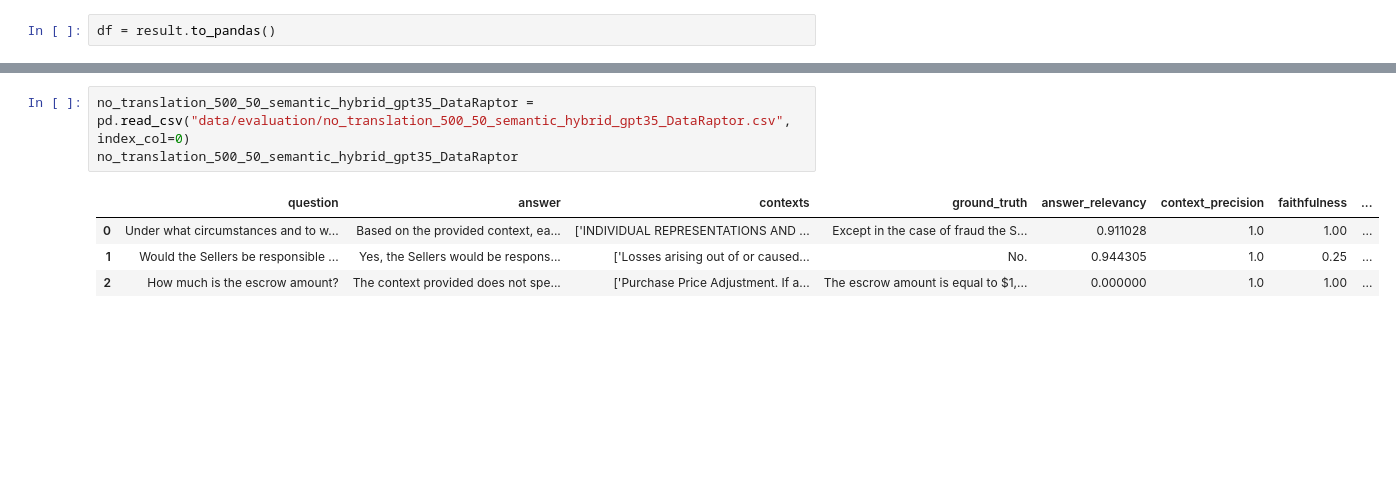
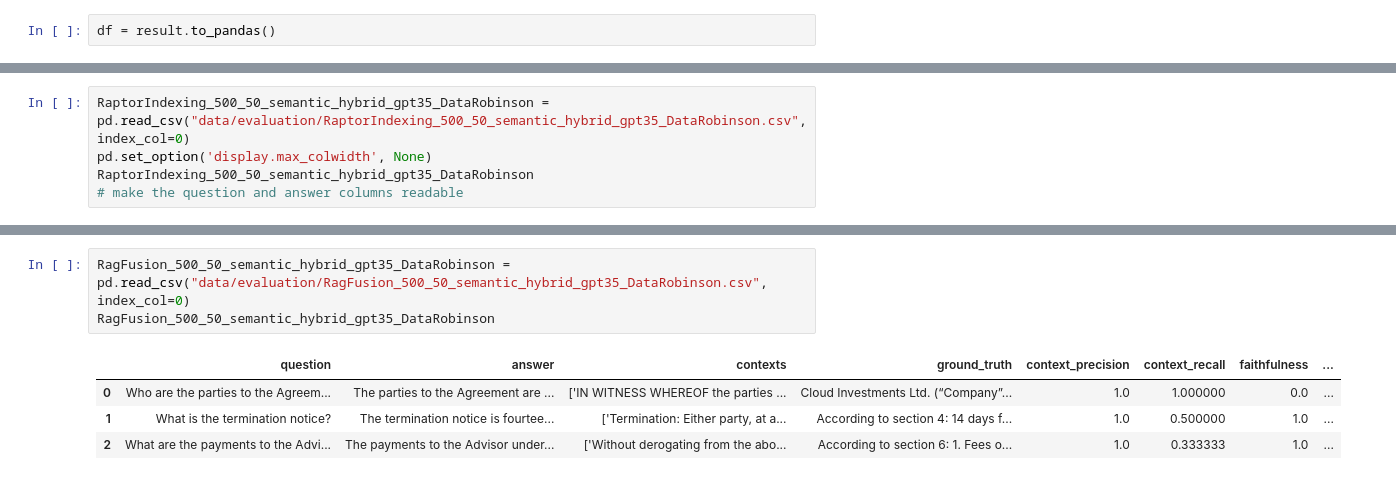
Before and after one commit to dev-abuke/Legal_Expert_Contract_Advisor_Using_Precision_RAG, a Jupyter notebook: notebooks/exploration/ragas_from_scratch.ipynb, the cells around one changed output, grey strips where cells are left out. Cells and saved outputs as stored; diff of their text form; blank space fills up the shorter version.

```diff
--- a/notebooks/exploration/ragas_from_scratch.ipynb
+++ b/notebooks/exploration/ragas_from_scratch.ipynb
@@ -198,0 +212,5 @@ Faithfulness Score ::  83.33333333333334  %
+# %%
+RaptorIndexing_500_50_semantic_hybrid_gpt35_DataRobinson = pd.read_csv("data/evaluation/RaptorIndexing_500_50_semantic_hybrid_gpt35_DataRobinson.csv", index_col=0)
+pd.set_option('display.max_colwidth', None)
+RaptorIndexing_500_50_semantic_hybrid_gpt35_DataRobinson
+# make the question and answer columns readable
@@ -199,8 +259,8 @@ Faithfulness Score ::  83.33333333333334  %
 # %%
-no_translation_500_50_semantic_hybrid_gpt35_DataRaptor = pd.read_csv("data/evaluation/no_translation_500_50_semantic_hybrid_gpt35_DataRaptor.csv", index_col=0)
-no_translation_500_50_semantic_hybrid_gpt35_DataRaptor
+RagFusion_500_50_semantic_hybrid_gpt35_DataRobinson = pd.read_csv("data/evaluation/RagFusion_500_50_semantic_hybrid_gpt35_DataRobinson.csv", index_col=0)
+RagFusion_500_50_semantic_hybrid_gpt35_DataRobinson
 # %% [output]
-|  | question | answer | contexts | ground_truth | answer_relevancy | context_precision | faithfulness | ... |
-| 0 | Under what circumstances and to w... | Based on the provided context, ea... | ['INDIVIDUAL REPRESENTATIONS AND ... | Except in the case of fraud the S... | 0.911028 | 1.0 | 1.00 | ... |
-| 1 | Would the Sellers be responsible ... | Yes, the Sellers would be respons... | ['Losses arising out of or caused... | No. | 0.944305 | 1.0 | 0.25 | ... |
-| 2 | How much is the escrow amount? | The context provided does not spe... | ['Purchase Price Adjustment. If a... | The escrow amount is equal to $1,... | 0.000000 | 1.0 | 1.00 | ... |
+|  | question | answer | contexts | ground_truth | context_precision | context_recall | faithfulness | ... |
+| 0 | Who are the parties to the Agreem... | The parties to the Agreement are ... | ['IN WITNESS WHEREOF the parties ... | Cloud Investments Ltd. (“Company”... | 1.0 | 1.000000 | 0.0 | ... |
+| 1 | What is the termination notice? | The termination notice is fourtee... | ['Termination: Either party, at a... | According to section 4: 14 days f... | 1.0 | 0.500000 | 1.0 | ... |
+| 2 | What are the payments to the Advi... | The payments to the Advisor under... | ['Without derogating from the abo... | According to section 6: 1. Fees o... | 1.0 | 0.333333 | 1.0 | ... |
```
Also changed, not shown: parts of 14 cells of this notebook, 3 other files.
